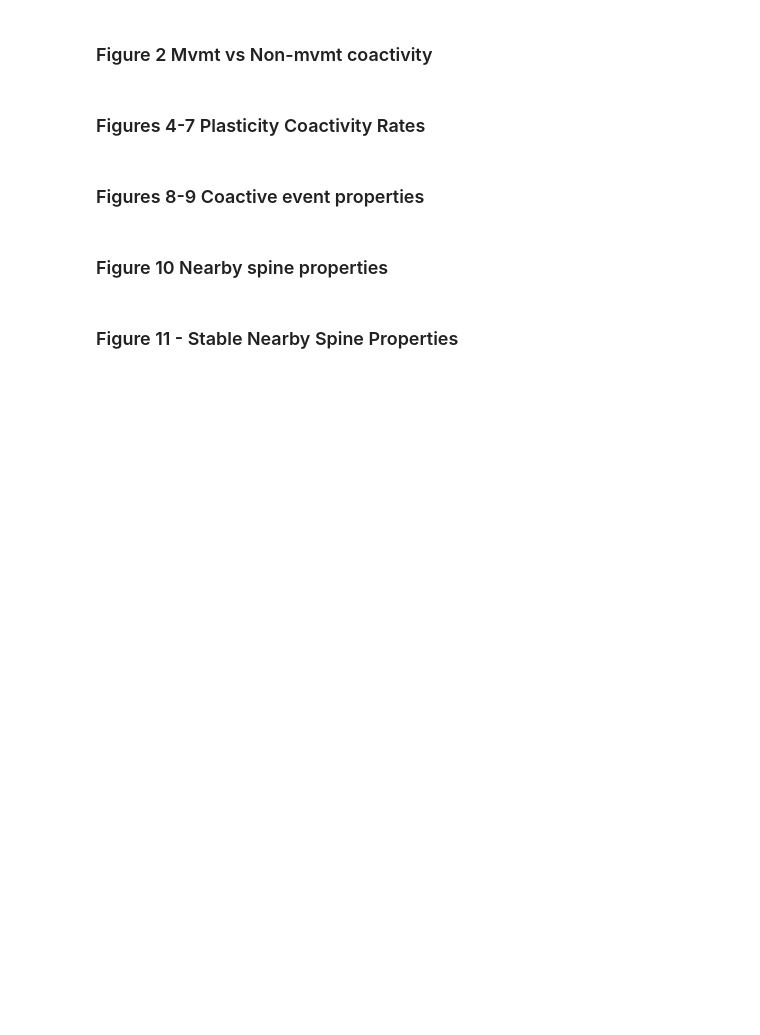
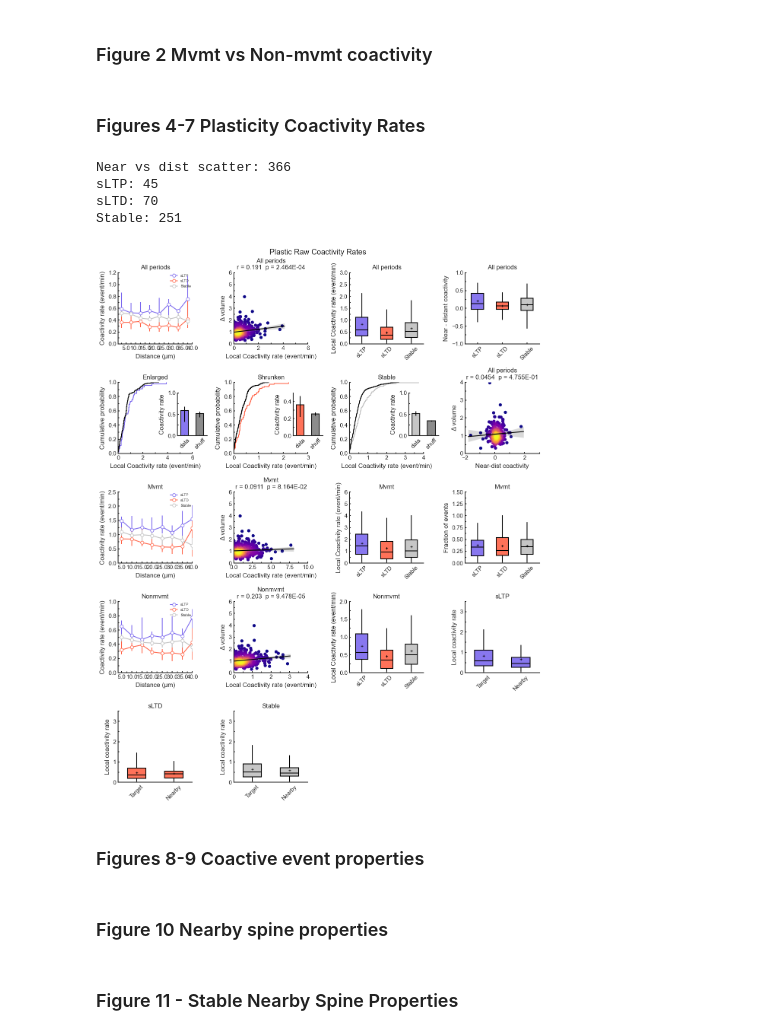
Before and after one commit to wjakewright/Lab_Analyses, a Jupyter notebook: Lab_Analyses/Spine_Analysis_v2/Basal_Coactivity_Analysis.ipynb, the cells around one changed output. Saved outputs shown, nothing was run; the diff lists cells and outputs as text; code cells hidden in the pictures; blank space fills up the shorter version.

```diff
--- a/Lab_Analyses/Spine_Analysis_v2/Basal_Coactivity_Analysis.ipynb
+++ b/Lab_Analyses/Spine_Analysis_v2/Basal_Coactivity_Analysis.ipynb
@@ -506,25 +514,31 @@ local_plotting.plot_comparative_mvmt_coactivity(
 # %%
 local_plotting.plot_plasticity_coactivity_rates(
     dataset=e_all_coactivity_data,
     mvmt_dataset=e_mvmt_coactivity_data,
     nonmvmt_dataset=e_nonmvmt_coactivity_data,
     followup_dataset=None,
     norm=False,
     rwd_mvmt=False,
     exclude=exclude,
     MRSs=None,
     threshold=threshold,
-    figsize=(12, 12),
+    figsize=(12, 15),
     showmeans=True,
     mean_type=mean_type,
     err_type=err_type,
-    test_type="mixed-effect",
+    test_type="ART",
     test_method="fdr_tsbh",
-    display_stats=display_stats,
+    display_stats=False,
     vol_norm=vol_norm,
-    save=False,
+    save=True,
     save_path=figure_path,
 )
+# %% [output]
+Near vs dist scatter: 366
+sLTP: 45
+sLTD: 70
+Stable: 251
+[figure, added]
 # %% [markdown]
 ### Figures 8-9 Coactive event properties
 # %%
```
Also changed, not shown: parts of 9 cells of this notebook.
